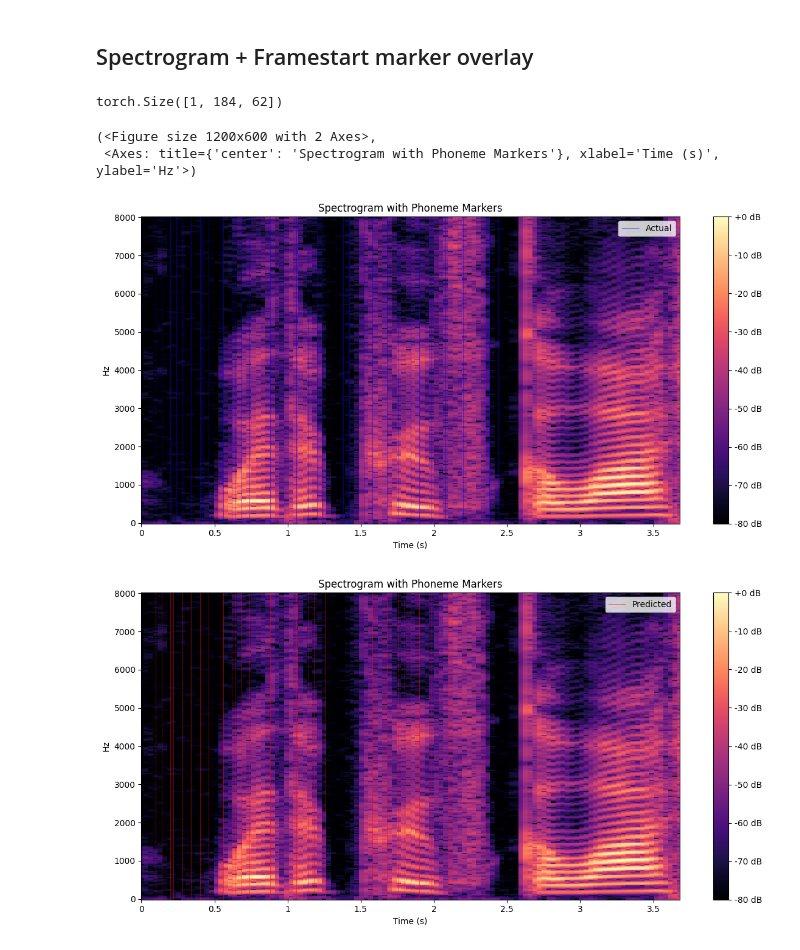
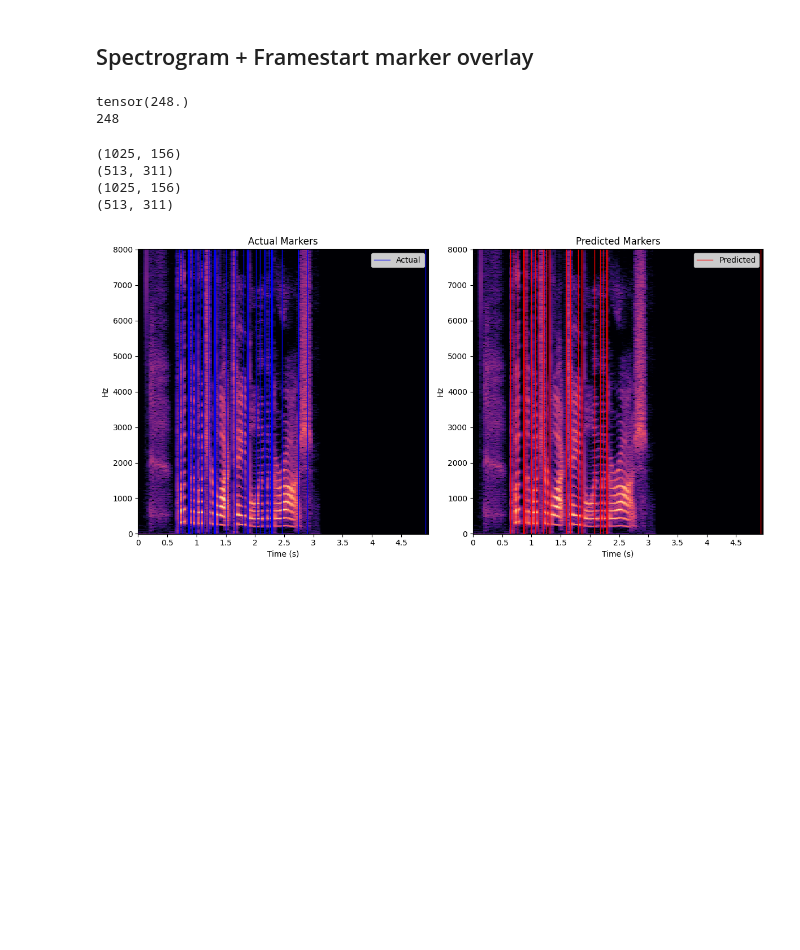
Before and after one commit to lucasdellabella/badbeagle-jupyter, a Jupyter notebook: 00_wav2vec2-timit-finetune.ipynb, the cells around one changed output. Saved outputs shown, nothing was run; the diff lists cells and outputs as text; code cells hidden in the pictures; blank space fills up the shorter version.

Commit message:
fix spectrogram chart

```diff
--- a/00_wav2vec2-timit-finetune.ipynb
+++ b/00_wav2vec2-timit-finetune.ipynb
@@ -305,9 +188,9 @@ debug_valid_dataset = minimal_test_dataset.shuffle(seed=42).select(range(64))
 ### Instantiate Tokenizer
 # %%
 # Calc unique phonemes
-unique_phonemes = set()
-for label in minimal_train_dataset['labels']:
-    unique_phonemes.update(label['utterance'])
+from dataset import PhonemeTokenizer
+
+unique_phonemes = set(get_phoneme_list_from_dataset(debug_train_dataset))
 
 print(len(unique_phonemes))
 
@@ -349,13 +242,11 @@ from modeling import Wav2Vec2ForPhonemeAndFramePrediction
 from transformers import AdamW
 
 num_phonemes = 61
-# model = Wav2Vec2ForPhonemeAndFramePrediction(num_phonemes=61, freeze_feature_encoder=True)
-model_xxx = Wav2Vec2ForPhonemeAndFramePrediction(num_phonemes=61, freeze_feature_encoder=True)
-optimizer = AdamW(model_xxx.parameters(), lr=2e-5)
+model = Wav2Vec2ForPhonemeAndFramePrediction(num_phonemes=61, freeze_feature_encoder=True)
+optimizer = AdamW(model.parameters(), lr=2e-5)
 # optimizer = torch.optim.SGD(model.parameters(), lr=2e-5, momentum=0.9)
 
-device = torch.device("cuda") if torch.cuda.is_available() else torch.device("cpu")
-model_xxx.to(device);
+model.to(device);
 # %% [output]
 Some weights of MyWav2Vec2ForCTC were not initialized from the model checkpoint at facebook/wav2vec2-base-960h and are newly initialized: ['wav2vec2.masked_spec_embed']
 You should probably TRAIN this model on a down-stream task to be able to use it for predictions and inference.
@@ -433,11 +344,11 @@ from torch.utils.data import DataLoader
 
 # Assume `train_dataset` is an instance of a custom Dataset class handling TIMIT data
 # num_epochs = 10
-num_epochs = 1
+num_epochs = 10
 train_losses = []
 
-train_loader = DataLoader(debug_train_dataset, batch_size=BATCH_SIZE, collate_fn=collator) #shuffle=True
-valid_loader = DataLoader(debug_valid_dataset, batch_size=BATCH_SIZE, collate_fn=collator) #shuffle=True
+train_loader = DataLoader(minimal_train_dataset, batch_size=BATCH_SIZE, collate_fn=collator) #shuffle=True
+valid_loader = DataLoader(minimal_test_dataset, batch_size=BATCH_SIZE, collate_fn=collator) #shuffle=True
 
 steps_taken = 0
 progress_bar = tqdm(range(len(train_loader) * num_epochs))
@@ -672,5 +598,13 @@ visualize_bitmask(frame_bitmask_labels.squeeze(0), start_idx_pred.squeeze(0), st
 # %% [markdown]
 ## Spectrogram + Framestart marker overlay
+# %%
+from utils import get_audio_length_in_windows
+
+print(frame_pos_to_nth_window(batch['input_values'].shape[1]))
+print(get_audio_length_in_windows(batch['input_values'][0]))
+# %% [output]
+tensor(248.)
+248
 # %%
 # Variables that must be in scope before this code begins:
 # - batch: a dictionary containing 'input_values' and 'labels'
@@ -678,41 +612,61 @@ visualize_bitmask(frame_bitmask_labels.squeeze(0), start_idx_pred.squeeze(0), st
 # - frame_pos_to_nth_window: function to convert frame positions to window indices
 # - create_bit_mask_of_frame_start_positions: function to create bitmask from start positions
 # - device: the device (CPU or GPU) to use for tensor operations
 
 from plots import visualize_audio_and_markers
+from utils import get_audio_length_in_windows
 
-sample, label = batch['input_values'], batch['labels']
+inputs, label = batch['input_values'], batch['labels']
 
 sample_index = 0
+sample = inputs[sample_index]
 # The window indices
 start_window = 0
 end_window = len(start_idx_pred[0])
 
 # Get bitmask / start markers
 sample_start_idx = label['phoneme_start_idx']
 window_start_idx_actual = frame_pos_to_nth_window(sample_start_idx)
-start_idx_bitmask_actual = create_bit_mask_of_frame_start_positions(window_start_idx_actual).to(device)
+num_of_windows = get_audio_length_in_windows(sample)
+start_idx_bitmask_actual = create_bit_mask_of_frame_start_positions(
+    window_start_idx_actual,
+    num_of_windows
+).to(device)
+
+import matplotlib.pyplot as plt
+
+fig, (ax1, ax2) = plt.subplots(1, 2, figsize=(12, 6))
 
 visualize_audio_and_markers(
-    sample[sample_index],
+    sample,
     start_window,
     end_window,
     start_idx_bitmask_actual[sample_index],
     label_type='Actual',
-    color='blue'
+    color='blue',
+    ax=ax1
 )
+ax1.set_title('Actual Markers')
+
 
 visualize_audio_and_markers(
-    sample[sample_index],
+    sample,
     start_window,
     end_window,
     start_idx_pred[sample_index] > 0.6,
     label_type='Predicted',
-    color='red'
+    color='red',
+    ax=ax2
 )
+ax2.set_title('Predicted Markers')
+
+plt.tight_layout()
+plt.show()
+
+# [sample for sample in start_idx_pred[sample_index] if sample < 0 or sample > 1]
 # %% [output]
-torch.Size([1, 184, 62])
+(1025, 156)
+(513, 311)
+(1025, 156)
+(513, 311)
-(<Figure size 1200x600 with 2 Axes>,
- <Axes: title={'center': 'Spectrogram with Phoneme Markers'}, xlabel='Time (s)', ylabel='Hz'>)
-[figure, old version]
+[figure, new version]
-[figure, removed]
```
Also changed, not shown: parts of 32 cells of this notebook, 5 other files.
